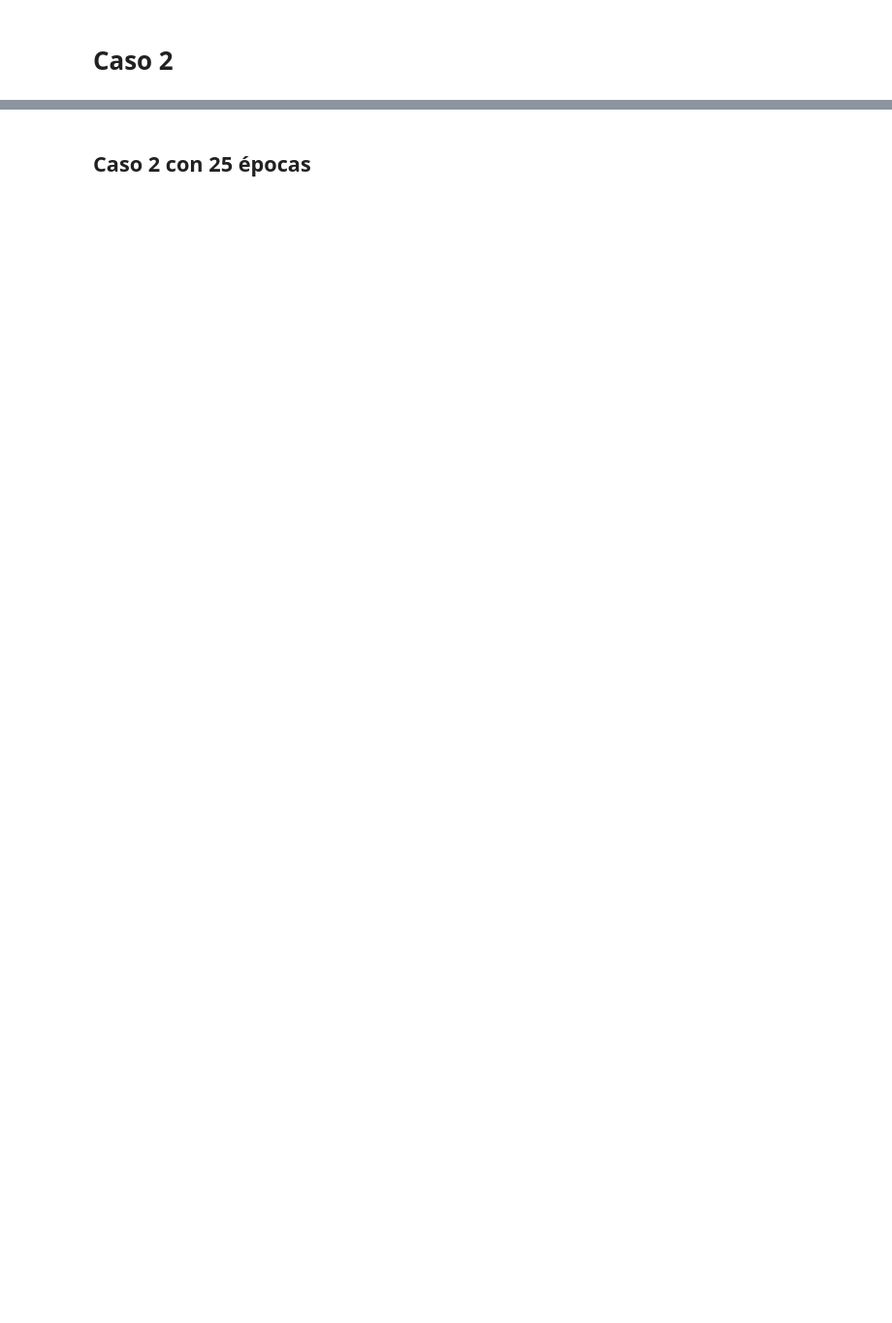
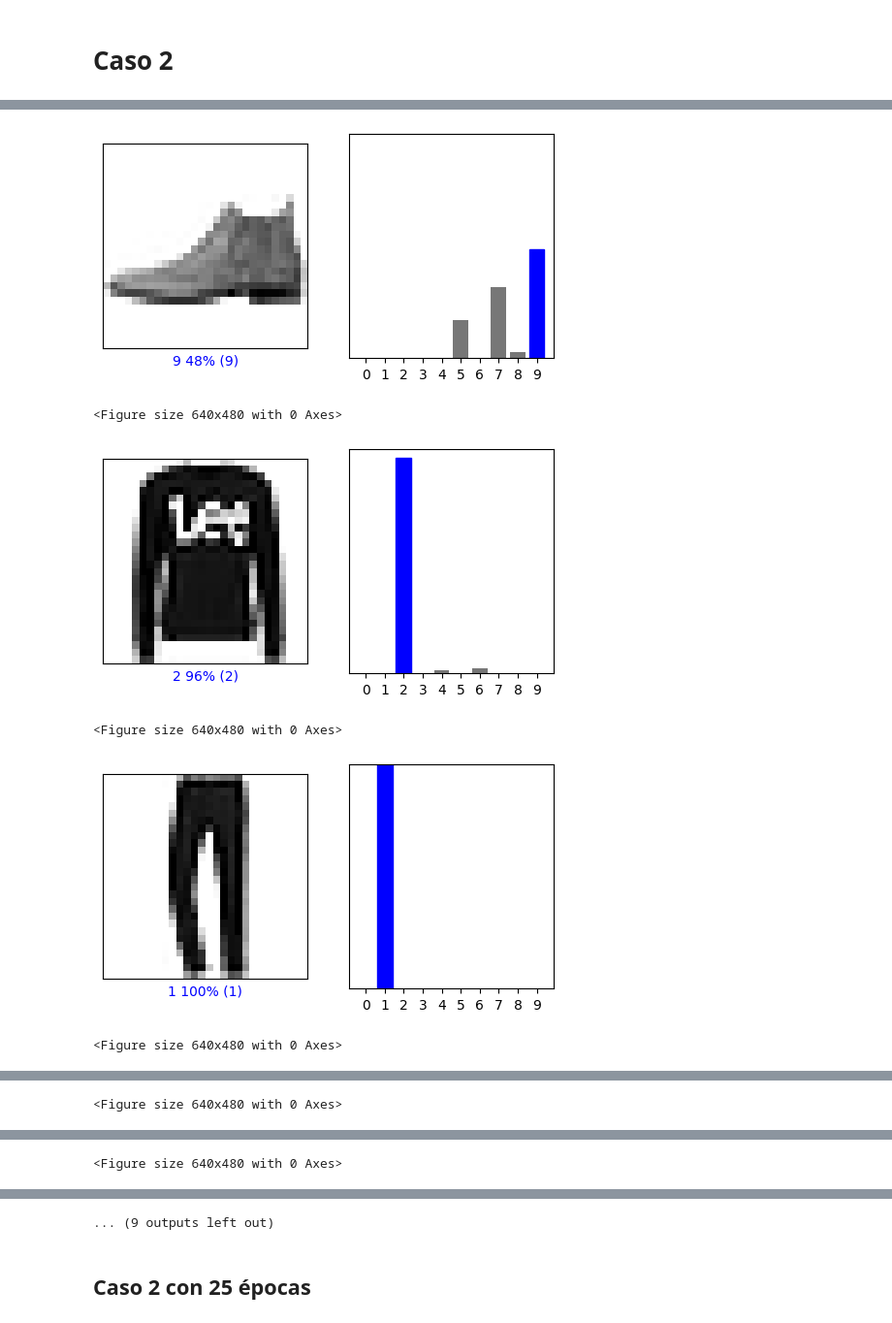
Before and after one commit to NoahGV/persona, a Jupyter notebook: Practica1.ipynb, the cells around one changed output, grey strips where cells are left out. Shown at 97% size. Saved outputs shown, nothing was run; the diff lists cells and outputs as text; code cells hidden in the pictures; blank space fills up the shorter version.

```diff
--- a/Practica1.ipynb
+++ b/Practica1.ipynb
@@ -150,10 +163,14 @@ array([0., 0., 0., 0., 0., 0., 0., 1., 0., 0.], dtype=float32)
 # 3.- CONSTRUIMOS LA ARQUITECTURA DE LA RED
 from keras import models
 from keras import layers
+from keras.models import Sequential
+from keras.layers import Dense, Flatten,Reshape
+
 network = models.Sequential()
 
-network.add(layers.flatten(input_shape=(28,28)))
-network.add(layers.Dense(10, activation='relu'))
-network.add(layers.Dense(10, activation='softmax'))
+network = Sequential()
+network.add(Flatten(input_shape=(28*28,)))  # Capa de entrada que acepta datos 28x28
+network.add(Dense(10, activation='relu'))
+network.add(Dense(10, activation='softmax'))
 network.summary()
 # %% [output]
@@ -252,7 +314,7 @@ train_labels = to_categorical(train_labels)
 test_labels = to_categorical(test_labels)
 # %%
 network2 = models.Sequential()
-network2.add(layers.flatten(input_shape=(28,28)))
+network2.add(Flatten(input_shape=(28*28,)))
 network2.add(layers.Dense(10, activation='relu'))
 network2.add(layers.Dense(10, activation='softmax'))
 network2.summary()
@@ -275,7 +368,7 @@ test_images = test_images.reshape((10000, 28 * 28))
 train_images = train_images.astype('float32') / 255
 test_images = test_images.astype('float32') / 255
 
-predictions = network.predict(test_images)
+predictions = network2.predict(test_images)
 
 for i in range(10):
   plt.figure(figsize=(6,3))
@@ -285,3 +378,4 @@ for i in range(10):
   plot_value_array(i, predictions[i],  test_labels)
   plt.show()
   plt.clf()
+# %% [output]
@@ -287,0 +383,6 @@ for i in range(10):
+[figure, added]
+<Figure size 640x480 with 0 Axes>
+[figure, added]
+<Figure size 640x480 with 0 Axes>
+[figure, added]
+<Figure size 640x480 with 0 Axes>
@@ -287,0 +390 @@ for i in range(10):
+<Figure size 640x480 with 0 Axes>
@@ -287,0 +392 @@ for i in range(10):
+<Figure size 640x480 with 0 Axes>
@@ -288,3 +394,4 @@ for i in range(10):
+... (9 outputs left out)
 # %% [markdown]
 ## Caso  2 con 25 épocas
 # %%
```
Also changed, not shown: parts of 29 cells of this notebook.
